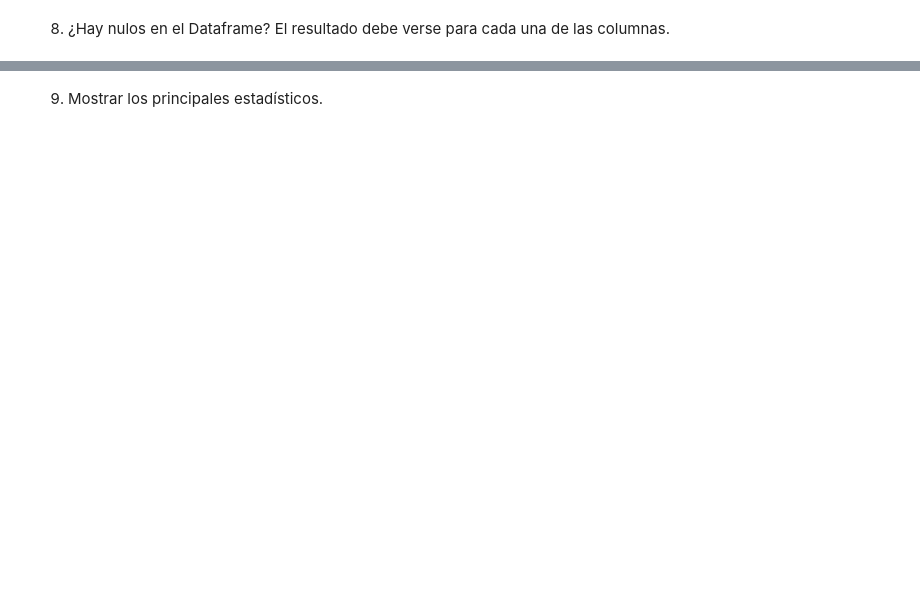
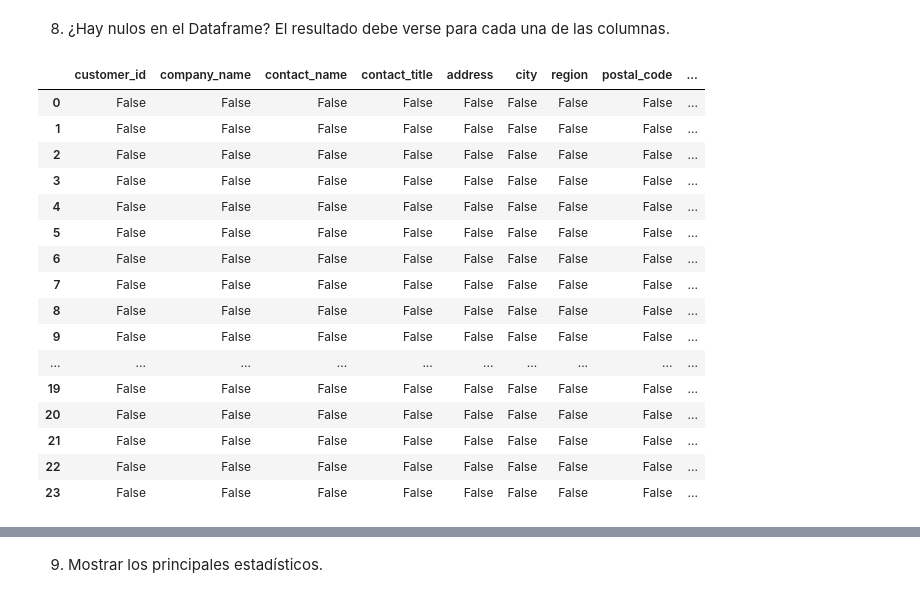
Before and after one commit to fernandaMarti/Modulo_02, a Jupyter notebook: 13_promoH-modulo2-Python_SQL-Fer-Sil.ipynb, the cells around one changed output, grey strips where cells are left out. Saved outputs shown, nothing was run; the diff lists cells and outputs as text; code cells hidden in the pictures; blank space fills up the shorter version.

```diff
--- a/13_promoH-modulo2-Python_SQL-Fer-Sil.ipynb
+++ b/13_promoH-modulo2-Python_SQL-Fer-Sil.ipynb
@@ -11,3 +82,23 @@ Pair programming Python + SQL
 # %% [markdown]
 
 4. Seleccionar todo de la tabla "customers" donde "country" sea "USA" o "Germany". Almacenar los resultados en una variable.
+# %%
+# hacemos la conexión con el servidor
+cnx = mysql.connector.connect(user='root', password='AlumnaAdalab',
+                              host='127.0.0.1',
+                              database='northwind')
+
+# iniciamos el cursor
+mycursor = cnx.cursor()
+
+# ejecutamos nuestra query
+mycursor.execute("SELECT * FROM customers WHERE country = 'USA' OR country = 'Germany'")
+
+# le decimos que nos devuelva todos los resultados y los almacenamos en una variable llamada myresult
+myresult = mycursor.fetchall()
+
+#Creamos un dataframe con los resultados de la consulta SQL almacenados en myresult. Si os fijais le estamos pasando un parámetro llamado "columns" donde estamos especificando cuáles son las columnas de lo que será nuestro dataframe
+df = pd.DataFrame(myresult, columns = ['customer_id', 'company_name', 'contact_name','contact_title','address','city','region','postal_code', 'country', 'phone', 'fax'])
+
+#Cerramos la conexion
+#cnx.close()
@@ -14,3 +125,7 @@ Pair programming Python + SQL
 # %% [markdown]
 
 5. Convertir los resultados del ejercicio anterior en un Dataframe (no od olvidéis de poner el nombre a las columnas en el orden correcto).
+# %%
+#Creamos un dataframe con los resultados de la consulta SQL almacenados en myresult. Si os fijais le estamos pasando un parámetro llamado "columns" donde estamos especificando cuáles son las columnas de lo que será nuestro dataframe
+df = pd.DataFrame(myresult, columns = ['customer_id', 'company_name', 'contact_name','contact_title','address','city','region','postal_code', 'country', 'phone', 'fax'])
+print(df)
@@ -21,2 +191,22 @@ Pair programming Python + SQL
 # %% [markdown]
 8. ¿Hay nulos en el Dataframe? El resultado debe verse para cada una de las columnas.
+# %%
+df.isnull()
+# %% [output]
+|  | customer_id | company_name | contact_name | contact_title | address | city | region | postal_code | ... |
+| 0 | False | False | False | False | False | False | False | False | ... |
+| 1 | False | False | False | False | False | False | False | False | ... |
+| 2 | False | False | False | False | False | False | False | False | ... |
+| 3 | False | False | False | False | False | False | False | False | ... |
+| 4 | False | False | False | False | False | False | False | False | ... |
+| 5 | False | False | False | False | False | False | False | False | ... |
+| 6 | False | False | False | False | False | False | False | False | ... |
+| 7 | False | False | False | False | False | False | False | False | ... |
+| 8 | False | False | False | False | False | False | False | False | ... |
+| 9 | False | False | False | False | False | False | False | False | ... |
+| ... | ... | ... | ... | ... | ... | ... | ... | ... | ... |
+| 19 | False | False | False | False | False | False | False | False | ... |
+| 20 | False | False | False | False | False | False | False | False | ... |
+| 21 | False | False | False | False | False | False | False | False | ... |
+| 22 | False | False | False | False | False | False | False | False | ... |
+| 23 | False | False | False | False | False | False | False | False | ... |
```
Also changed, not shown: parts of 14 cells of this notebook.
